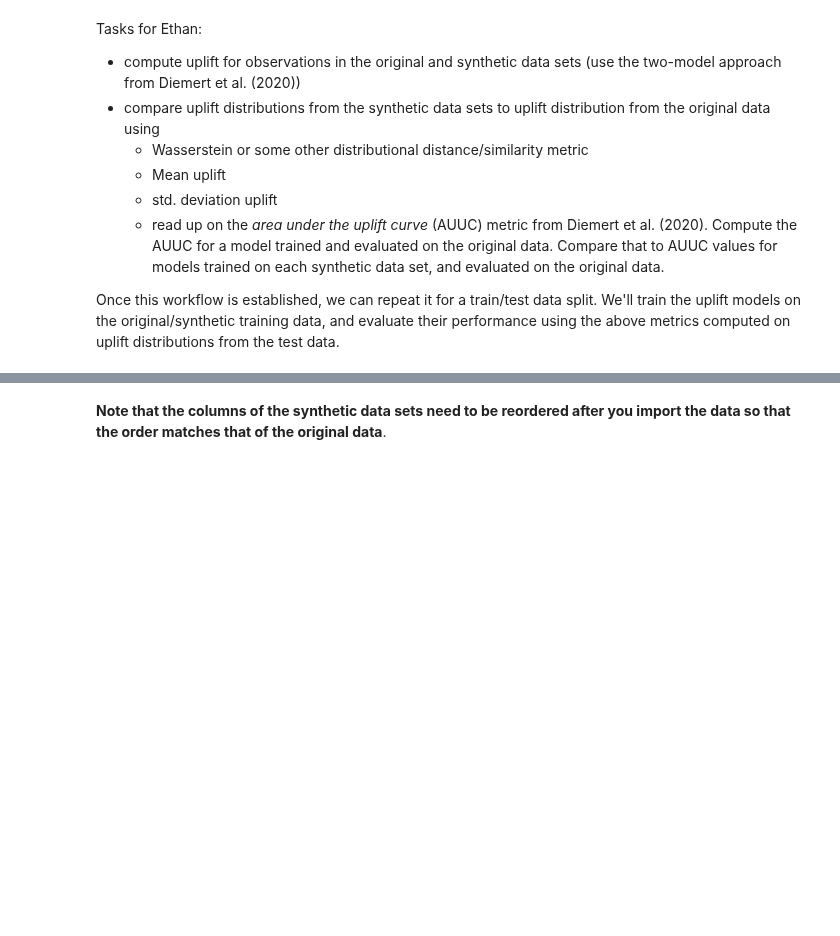
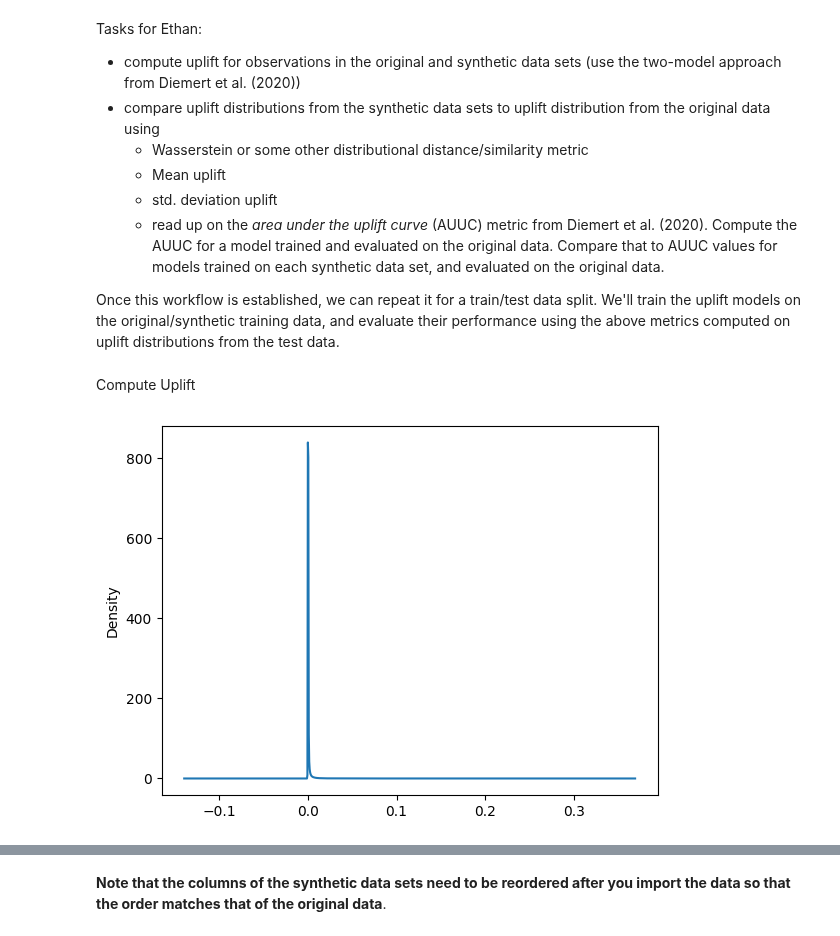
Before and after one commit to cdbale/optimized-sequential-synthesis, a Jupyter notebook: Code/Utility Analysis/logistic_uplift_modeling.ipynb, the cells around one changed output, grey strips where cells are left out. Cells and saved outputs as stored; diff of their text form; code cells hidden in the pictures; blank space fills up the shorter version.

```diff
--- a/Code/Utility Analysis/logistic_uplift_modeling.ipynb
+++ b/Code/Utility Analysis/logistic_uplift_modeling.ipynb
@@ -173,3 +172,32 @@ Tasks for Ethan:
     - read up on the *area under the uplift curve* (AUUC) metric from Diemert et al. (2020). Compute the AUUC for a model trained and evaluated on the original data. Compare that to AUUC values for models trained on each synthetic data set, and evaluated on the original data.
 
 Once this workflow is established, we can repeat it for a train/test data split. We'll train the uplift models on the original/synthetic training data, and evaluate their performance using the above metrics computed on uplift distributions from the test data.
+# %% [markdown]
+Compute Uplift
+# %%
+def compute_uplift_distribution(df, feature_cols = [f"f{i}" for i in range(12)], treatment_col="treatment", outcome_col="conversion"):
+    treat_df   = df[df[treatment_col] == 1]
+    control_df = df[df[treatment_col] == 0]
+    X_treat   = treat_df[feature_cols]
+    y_treat   = treat_df[outcome_col]
+    X_control = control_df[feature_cols]
+    y_control = control_df[outcome_col]
+
+    model_t = LogisticRegression(max_iter=200)
+    model_c = LogisticRegression(max_iter=200)
+    model_t.fit(X_treat, y_treat)
+    model_c.fit(X_control, y_control)
+
+    X_all = df[feature_cols]
+    p_t = model_t.predict_proba(X_all)[:, 1]
+    p_c = model_c.predict_proba(X_all)[:, 1]
+
+    uplift = p_t - p_c
+    return uplift
+# %%
+uplift_original = compute_uplift_distribution(original)
+# %%
+s = pd.Series(uplift_original)
+ax = s.plot.kde()
+# %% [output]
+[figure, added]
```
Also changed, not shown: parts of 15 cells of this notebook, 2 other files.
